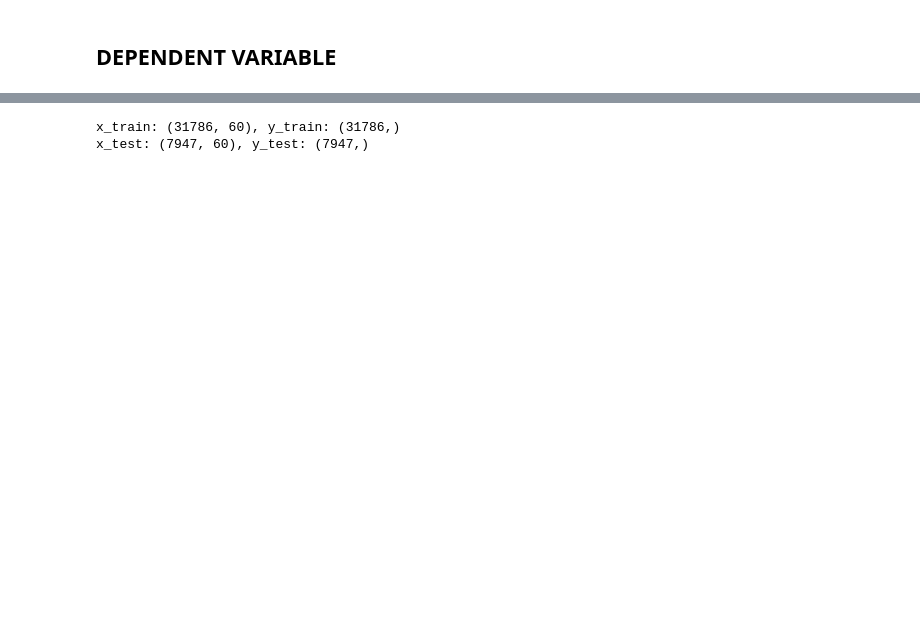
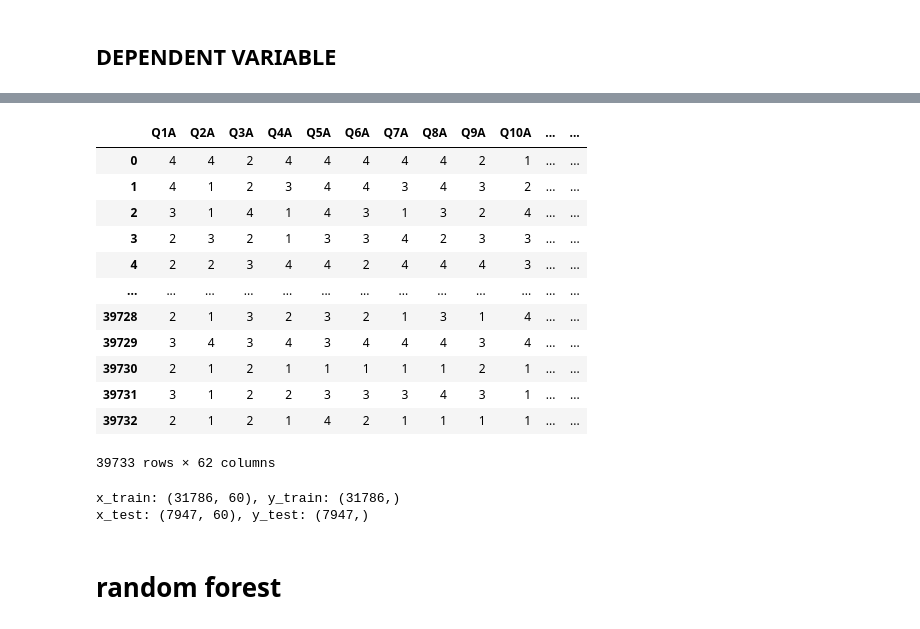
Before and after one commit to ilaa-1505/Samvedana, a Jupyter notebook: Depression/model.ipynb, the cells around one changed output, grey strips where cells are left out. Drawn from its saved outputs; the diff is of its cells as text; code cells hidden in the pictures; blank space fills up the shorter version.

```diff
--- a/Depression/model.ipynb
+++ b/Depression/model.ipynb
@@ -693,3 +532,25 @@ plt.show()
+# %%
+import numpy as np
+import pandas as pd
+from matplotlib import pyplot as plt
+import seaborn as sns
+
+depression = pd.read_csv("final.csv")
+depression
+# %% [output]
+|  | Q1A | Q2A | Q3A | Q4A | Q5A | Q6A | Q7A | Q8A | Q9A | Q10A | ... | ... |
+| 0 | 4 | 4 | 2 | 4 | 4 | 4 | 4 | 4 | 2 | 1 | ... | ... |
+| 1 | 4 | 1 | 2 | 3 | 4 | 4 | 3 | 4 | 3 | 2 | ... | ... |
+| 2 | 3 | 1 | 4 | 1 | 4 | 3 | 1 | 3 | 2 | 4 | ... | ... |
+| 3 | 2 | 3 | 2 | 1 | 3 | 3 | 4 | 2 | 3 | 3 | ... | ... |
+| 4 | 2 | 2 | 3 | 4 | 4 | 2 | 4 | 4 | 4 | 3 | ... | ... |
+| ... | ... | ... | ... | ... | ... | ... | ... | ... | ... | ... | ... | ... |
+| 39728 | 2 | 1 | 3 | 2 | 3 | 2 | 1 | 3 | 1 | 4 | ... | ... |
+| 39729 | 3 | 4 | 3 | 4 | 3 | 4 | 4 | 4 | 3 | 4 | ... | ... |
+| 39730 | 2 | 1 | 2 | 1 | 1 | 1 | 1 | 1 | 2 | 1 | ... | ... |
+| 39731 | 3 | 1 | 2 | 2 | 3 | 3 | 3 | 4 | 3 | 1 | ... | ... |
+| 39732 | 2 | 1 | 2 | 1 | 4 | 2 | 1 | 1 | 1 | 1 | ... | ... |
+39733 rows × 62 columns
 # %%
 target = depression["target"]
 depression.drop(["target", "total_count"], axis=1, inplace=True)
@@ -713 +576,3 @@ x_test_scaled = scaler.transform(x_test)
+# %% [markdown]
+# random forest
 # %%
```
Also changed, not shown: parts of 42 cells of this notebook, 2 other files.
